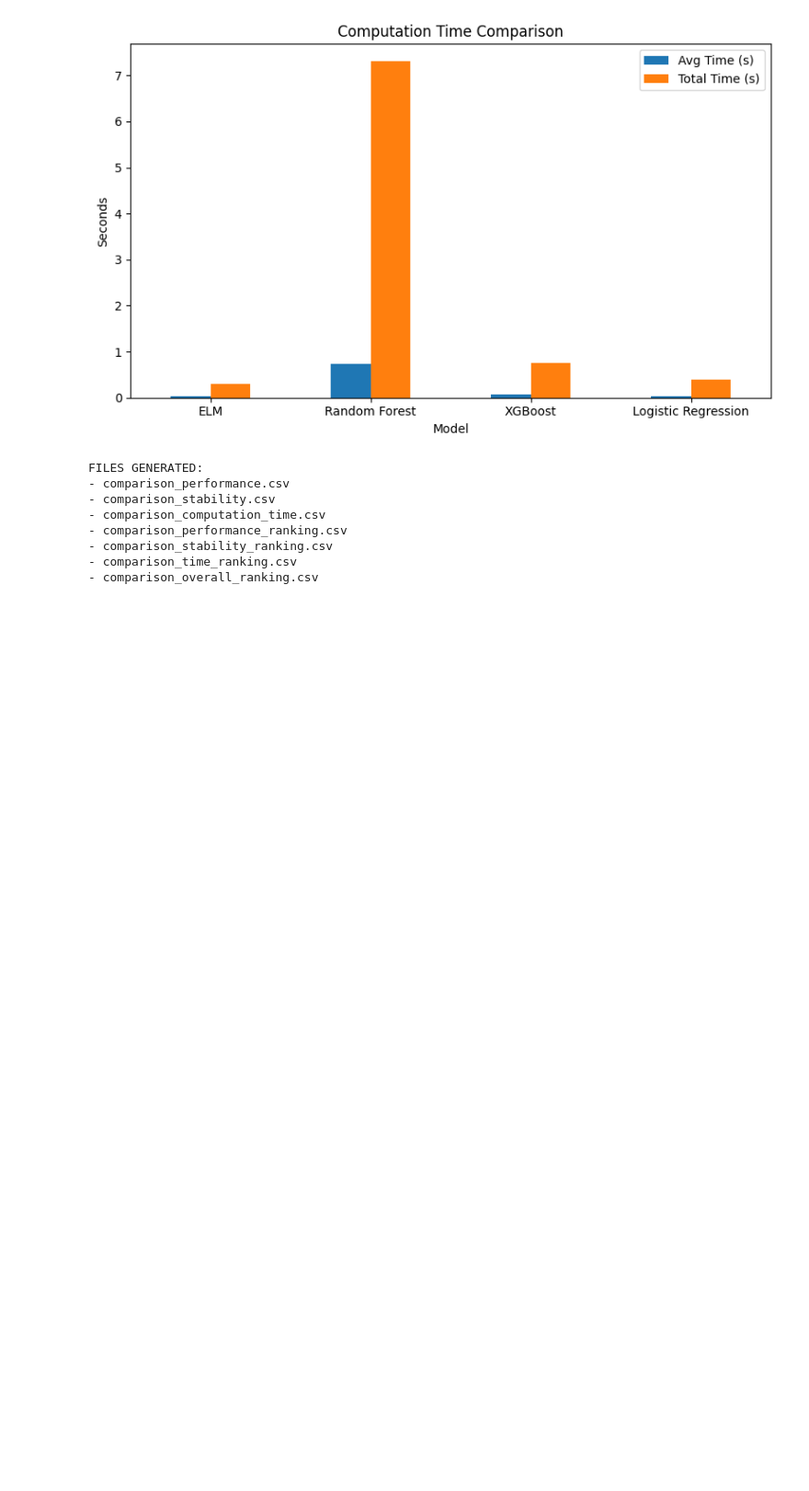
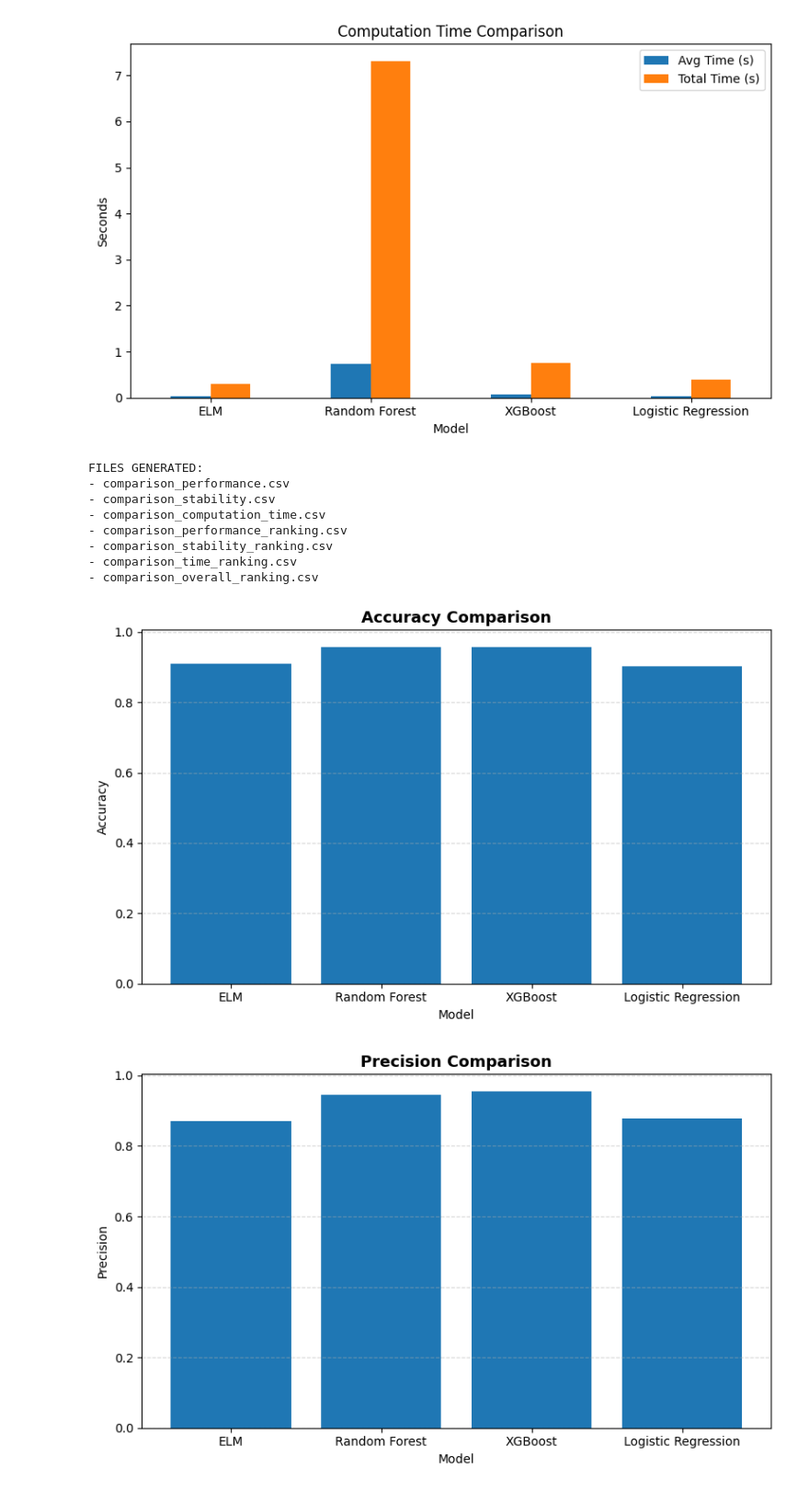
Before and after one commit to AryaaaSyaifuddin/PROPOSAL, a Jupyter notebook: 6-PerbandinganHasil-FINAL.ipynb, the cells around one changed output. Shown at 92% size. Saved outputs shown, nothing was run; the diff lists cells and outputs as text; code cells hidden in the pictures; blank space fills up the shorter version.

```diff
--- a/6-PerbandinganHasil-FINAL.ipynb
+++ b/6-PerbandinganHasil-FINAL.ipynb
@@ -359,3 +359,56 @@ FILES GENERATED:
 - comparison_stability_ranking.csv
 - comparison_time_ranking.csv
 - comparison_overall_ranking.csv
+# %%
+import matplotlib.pyplot as plt
+
+# Model names
+models = ['ELM', 'Random Forest', 'XGBoost', 'Logistic Regression']
+
+# Performance metrics
+accuracy = [0.9102, 0.9583, 0.9583, 0.9037]
+precision = [0.8712, 0.9453, 0.9561, 0.8788]
+recall = [0.9173, 0.9561, 0.9401, 0.8947]
+f1 = [0.8911, 0.9481, 0.9474, 0.8809]
+auc = [0.9454, 0.9842, 0.9799, 0.9374]
+
+# Stability
+stability = [3.914, 4.676, 4.003, 6.011]
+
+# Computation time
+avg_time = [0.0295, 0.7317, 0.0753, 0.0385]
+
+# ---------- FUNCTION BIAR RAPI ----------
+def plot_bar(data, title, ylabel):
+    plt.figure(figsize=(8,5))
+    plt.bar(models, data)
+    plt.title(title, fontsize=13, fontweight='bold')
+    plt.xlabel("Model")
+    plt.ylabel(ylabel)
+    plt.grid(axis='y', linestyle='--', alpha=0.5)
+    plt.tight_layout()
+    plt.show()
+
+# ---------- 1. ACCURACY ----------
+plot_bar(accuracy, "Accuracy Comparison", "Accuracy")
+
+# ---------- 2. PRECISION ----------
+plot_bar(precision, "Precision Comparison", "Precision")
+
+# ---------- 3. RECALL ----------
+plot_bar(recall, "Recall Comparison", "Recall")
+
+# ---------- 4. F1 SCORE ----------
+plot_bar(f1, "F1 Score Comparison", "F1 Score")
+
+# ---------- 5. AUC ----------
+plot_bar(auc, "AUC Comparison", "AUC")
+
+# ---------- 6. STABILITY ----------
+plot_bar(stability, "Model Stability Comparison", "Stability (%)")
+
+# ---------- 7. COMPUTATION TIME ----------
+plot_bar(avg_time, "Computation Time Comparison", "Time (seconds)")
+# %% [output]
+[figure, added]
+[figure, added]
```
Also changed, not shown: parts of 2 cells of this notebook, 10 other files.
